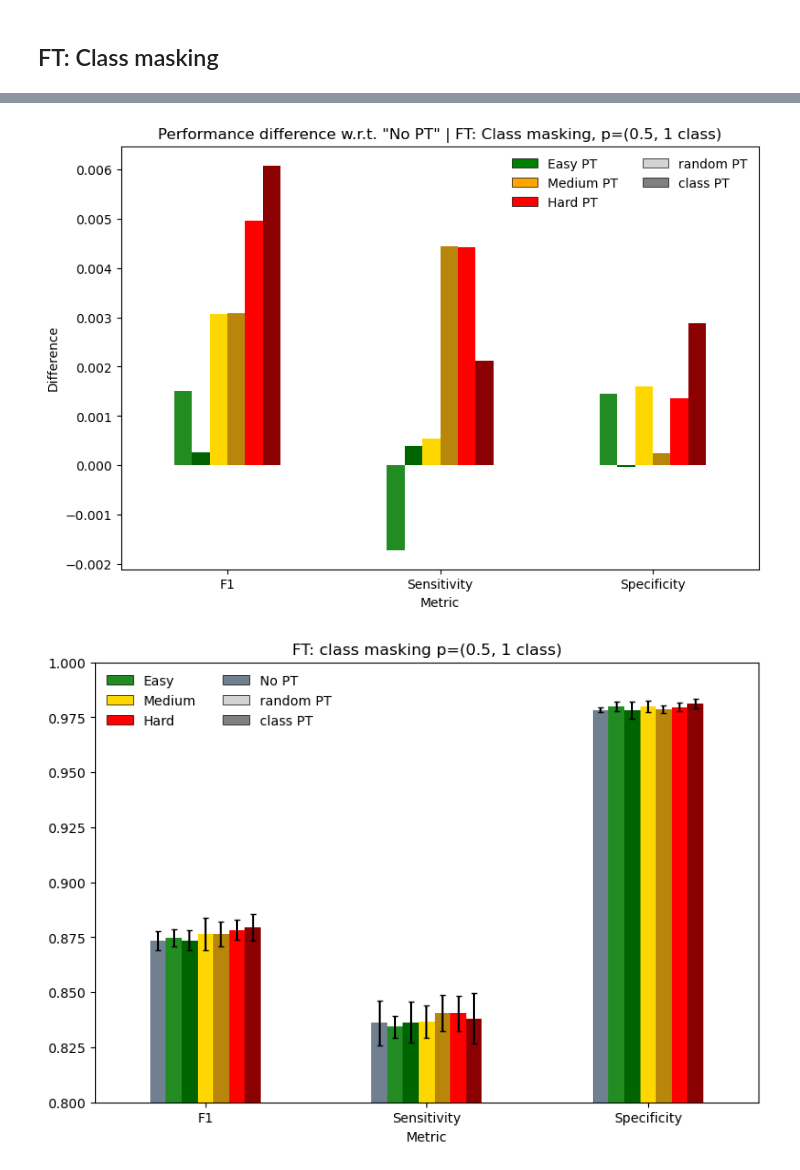
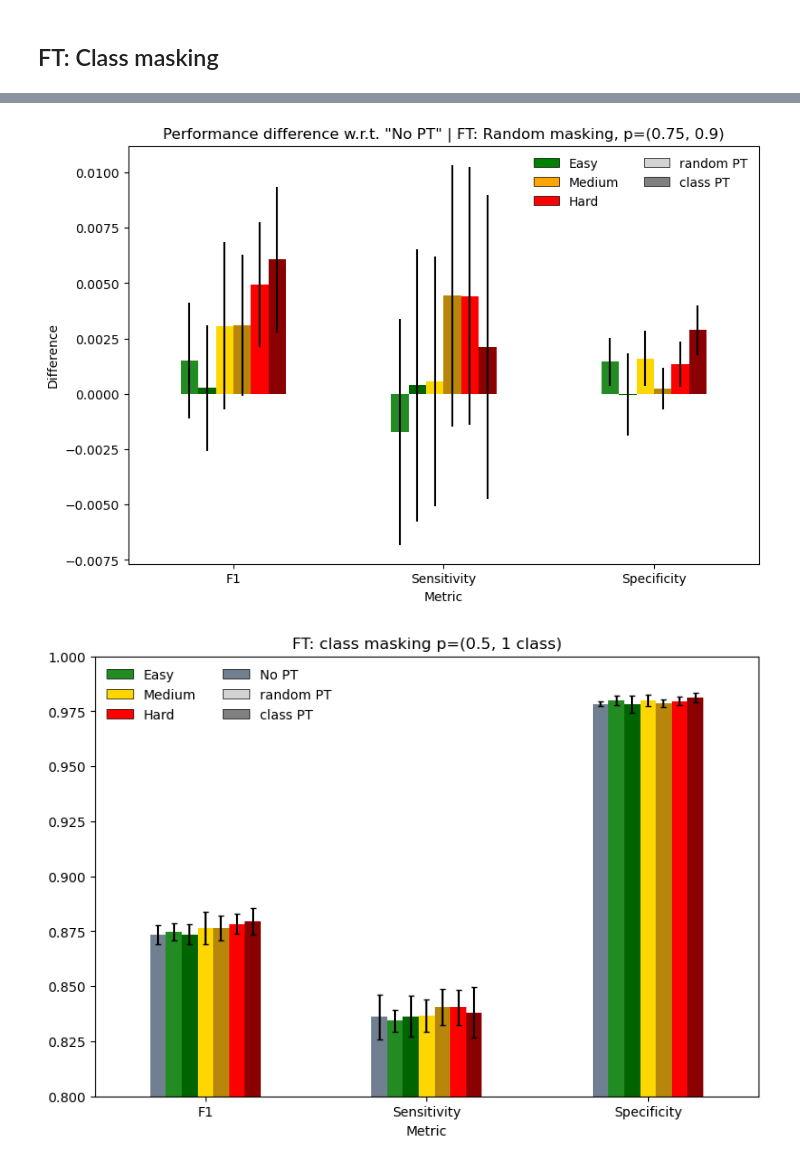
Before and after one commit to jespeols/ARFusion, a Jupyter notebook: CV_analysis.ipynb, the cells around one changed output, grey strips where cells are left out. Saved outputs shown, nothing was run; the diff lists cells and outputs as text; code cells hidden in the pictures.

```diff
--- a/CV_analysis.ipynb
+++ b/CV_analysis.ipynb
@@ -564,8 +564,11 @@ results_dict_list = [res_noPT, res_rnd_easyPT, res_class_easyPT, res_rnd_mediumP
 df_CV_list = [get_average_and_std_df(results_dict) for results_dict in results_dict_list]
 df_CV = pd.concat(df_CV_list, keys=model_names, names=['model']).reset_index(level=1, drop=True).set_index('metric', append=True).unstack(level=0)
 df_CV = df_CV.reindex(columns=model_names, level=1)
-df_avg = df_CV.drop(('avg', 'No PT'), axis=1).drop('std', axis=1)
-for i in range(df_avg.shape[0]):
-    df_avg.iloc[i, :] = df_avg.iloc[i, :] - df_CV.loc[:, ('avg', 'No PT')].values[i]
-df_avg
+df_diff = df_CV.drop(('avg', 'No PT'), axis=1).drop(('std', 'No PT'), axis=1)
+for i in range(df_diff.shape[0]):
+    df_diff.iloc[i, :].loc['avg'] = df_diff.iloc[i, :] - df_CV.loc[:, ('avg', 'No PT')].values[i]
+    std_1 = df_diff.iloc[i, :].loc['std'].values**2/5
+    std_2 = df_CV.loc[:, ('std', 'No PT')].values[i]**2/5
+    df_diff.iloc[i, :].loc['std'] = np.sqrt(std_1 + std_2) # standard error of the difference of means
+df_diff
 # %% [output]
@@ -654,8 +666,11 @@ results_dict_list = [res_noPT, res_rnd_easyPT, res_class_easyPT, res_rnd_mediumP
 df_CV_list = [get_average_and_std_df(results_dict) for results_dict in results_dict_list]
 df_CV = pd.concat(df_CV_list, keys=model_names, names=['model']).reset_index(level=1, drop=True).set_index('metric', append=True).unstack(level=0)
 df_CV = df_CV.reindex(columns=model_names, level=1)
-df_avg = df_CV.drop(('avg', 'No PT'), axis=1).drop('std', axis=1)
-for i in range(df_avg.shape[0]):
-    df_avg.iloc[i, :] = df_avg.iloc[i, :] - df_CV.loc[:, ('avg', 'No PT')].values[i]
-df_avg
+df_diff = df_CV.drop(('avg', 'No PT'), axis=1).drop(('std', 'No PT'), axis=1)
+for i in range(df_diff.shape[0]):
+    df_diff.iloc[i, :].loc['avg'] = df_diff.iloc[i, :] - df_CV.loc[:, ('avg', 'No PT')].values[i]
+    std_1 = df_diff.iloc[i, :].loc['std'].values**2/5
+    std_2 = df_CV.loc[:, ('std', 'No PT')].values[i]**2/5
+    df_diff.iloc[i, :].loc['std'] = np.sqrt(std_1 + std_2)
+df_diff
 # %% [output]
@@ -671,26 +686,27 @@ df_avg
 # %%
 fig, ax = plt.subplots(figsize=(9, 6))
-df_avg.drop(drop_metrics).plot(kind='bar', rot=0, figsize=(9, 6), color=colors[1:], ax=ax)
-ax.set_title('Performance difference w.r.t. "No PT" | FT: Class masking, p=(0.5, 1 class)')
+df_diff.drop(drop_metrics).plot(kind='bar', y='avg', yerr='std', rot=0, figsize=(9, 6), color=colors[1:], ax=ax)
+ax.set_title('Performance difference w.r.t. "No PT" | FT: Random masking, p=(0.75, 0.9)')
 ax.set_xlabel('Metric')
 ax.set_ylabel('Difference')
 easy = Rectangle((0,0),1,1,fc='green', edgecolor='k', linewidth=0.5)
 medium = Rectangle((0,0),1,1,fc='orange', edgecolor='k', linewidth=0.5)
 hard = Rectangle((0,0),1,1,fc='red', edgecolor='k', linewidth=0.5)
 pt = Rectangle((0,0),1,1,fc='lightgrey', edgecolor='k', linewidth=0.5)
 cpt = Rectangle((0,0),1,1,fc='grey', edgecolor='k', linewidth=0.5)
 ax.legend(
     handles=[easy, medium, hard, pt, cpt],
-    labels=['Easy PT', 'Medium PT', 'Hard PT', 'random PT', 'class PT'],
+    labels=['Easy', 'Medium', 'Hard', 'random PT', 'class PT'],
     ncols=2,
     framealpha=0,
     # loc='lower right',
 )
-savepath = os.path.join(BASE_DIR, 'results', 'figures', 'M_02_21', 'classFT_rel_diff.png')
+
+savepath = os.path.join(BASE_DIR, 'results', 'figures', 'M_02_21', 'rndFT_rel_diff.png')
 plt.savefig(savepath, bbox_inches='tight', dpi=300, transparent=True)
 plt.show()
 # %% [output]
-[figure, old version]
+[figure, new version]
 # %%
 colors = ['slategray', 'forestgreen', 'darkgreen', 'gold', 'darkgoldenrod', 'red', 'darkred']
 df_CV.drop(drop_metrics).plot(kind='bar', y='avg', yerr='std', rot=0, figsize=(9, 6), capsize=2, ecolor='k', color=colors)
```
Also changed, not shown: parts of 5 cells of this notebook, 3 other files.
